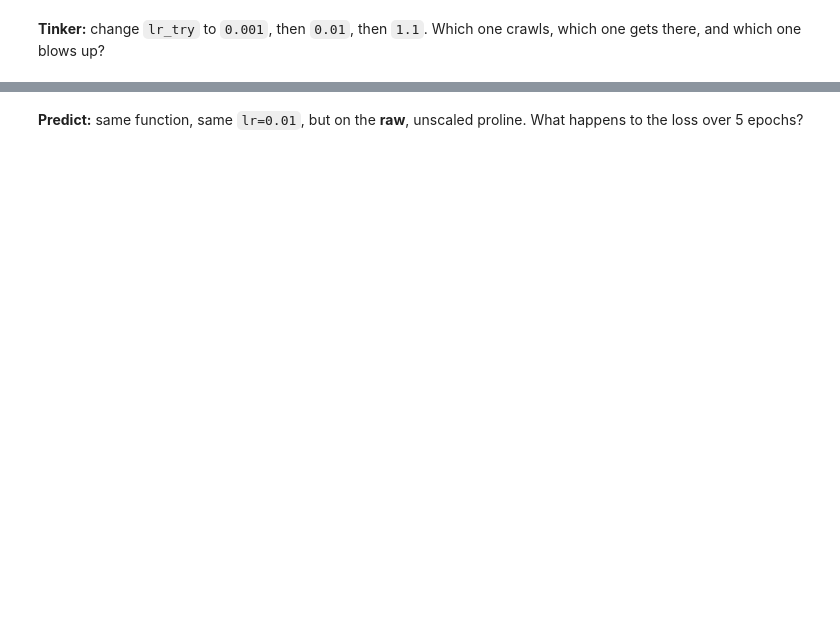
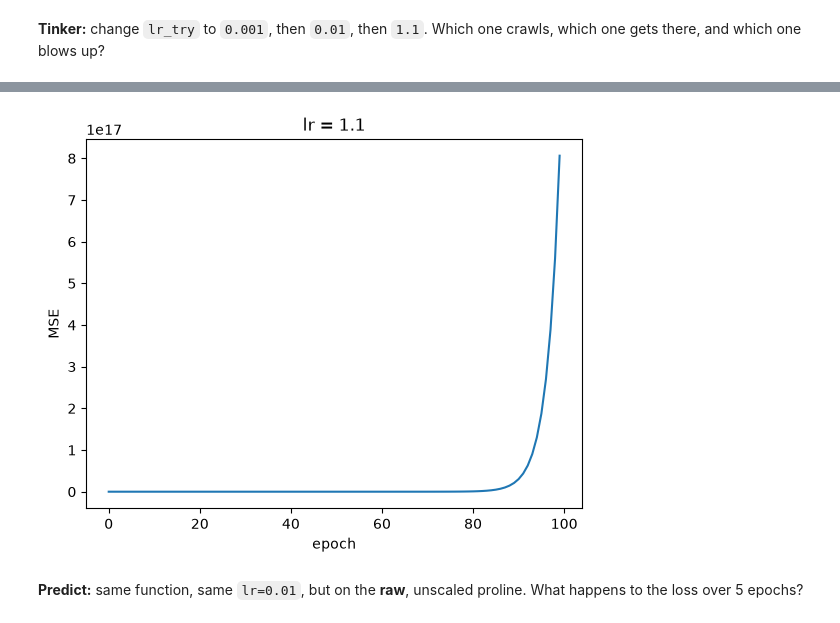
Before and after one commit to himanibalaga/JCP-fall-26, a Jupyter notebook: Week_6.ipynb, the cells around one changed output, grey strips where cells are left out. Cells and saved outputs as stored; diff of their text form; code cells hidden in the pictures; blank space fills up the shorter version.

```diff
--- a/Week_6.ipynb
+++ b/Week_6.ipynb
@@ -318,7 +489,7 @@ print("GD:      w =", round(w_gd, 3), "  b =", round(b_gd, 3))
 # %% [markdown]
 **Tinker:** change `lr_try` to `0.001`, then `0.01`, then `1.1`. Which one crawls, which one gets there, and which one blows up?
 # %%
-lr_try = 0.1
+lr_try = 1.1
 _, _, losses_try = gradient_descent(x_wine, y_alcohol, lr=lr_try, epochs=100)
 print("final loss:", losses_try[-1])
 
@@ -327,3 +498,4 @@ plt.xlabel("epoch")
 plt.ylabel("MSE")
 plt.title(f"lr = {lr_try}")
 plt.show()
+# %% [output]
@@ -330,3 +503,4 @@ plt.show()
+[figure, added]
 # %% [markdown]
 **Predict:** same function, same `lr=0.01`, but on the **raw**, unscaled proline. What happens to the loss over 5 epochs?
 # %%
```
Also changed, not shown: parts of 38 cells of this notebook.
